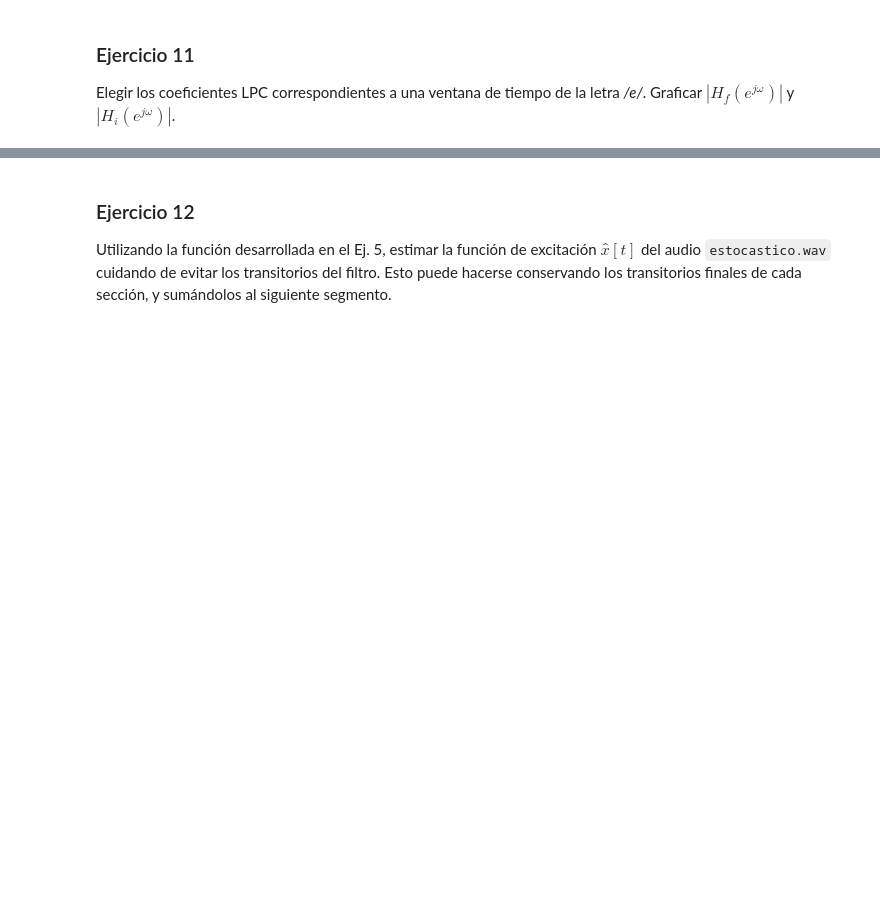
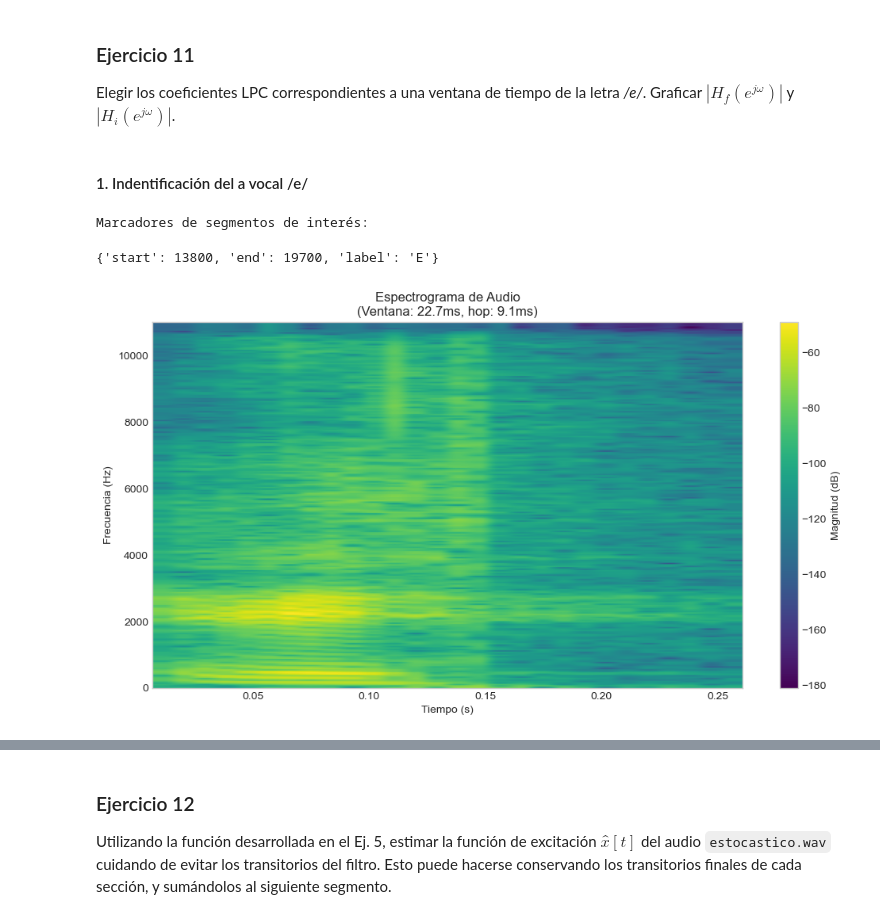
Before and after one commit to MLsound/Linear-Predictive-Coding, a Jupyter notebook: resolucion.ipynb, the cells around one changed output, grey strips where cells are left out. Saved outputs shown, nothing was run; the diff lists cells and outputs as text; code cells hidden in the pictures; blank space fills up the shorter version.

```diff
--- a/resolucion.ipynb
+++ b/resolucion.ipynb
@@ -457,4 +469,33 @@ Cálculo LPC terminado:
 # %% [markdown]
 ### Ejercicio 10
 Utilizando `specgram` (matplotlib) graficar un espectrograma del audio `estocastico.wav`, configurando sus parámetros según lo discutido previamente.
+# %%
+def show_spectrogram(signal, fs, window_len, hop):
+    """
+    Muestra el espectrograma de la señal con los parámetros dados.
+
+    Args:
+        signal (np.ndarray): La señal de audio.
+        fs (int): La frecuencia de muestreo.
+        window_len (int): La longitud de la ventana (en muestras).
+        hop (int): El desplazamiento entre ventanas (en muestras).
+    """
+    hamming_win = np.hamming(window_len) # Ventana de Hamming
+    noverlap = window_len - hop # Número de muestras solapadas (Longitud - hop)
+
+    plt.figure(figsize=(12, 6))
+    plt.specgram(signal, # Señal de habla original
+                NFFT=window_len,
+                Fs=fs,
+                noverlap=noverlap,
+                window=hamming_win,
+                cmap='viridis')
+
+    plt.title(f'Espectrograma de Audio\n(Ventana: {window_len/fs*1000:.1f}ms, hop: {hop/fs*1000:.1f}ms)')
+    plt.xlabel('Tiempo (s)')
+    plt.ylabel('Frecuencia (Hz)')
+    plt.colorbar(label='Magnitud (dB)')
+    plt.ylim(0, fs/2) # hasta la frecuencia de Nyquist
+    plt.grid(False)
+    plt.show()
 # %%
@@ -480,3 +505,18 @@ plt.show()
 # %% [markdown]
 ### Ejercicio 11
 Elegir los coeficientes LPC correspondientes a una ventana de tiempo de la letra _/e/_. Graficar $|H_f(e^{jω})|$ y $|H_i(e^{jω})|$.
+# %% [markdown]
+#### 1. Indentificación del a vocal /e/
+# %%
+print("Marcadores de segmentos de interés:")
+markers[0]
+# %% [output]
+Marcadores de segmentos de interés:
+{'start': 13800, 'end': 19700, 'label': 'E'}
+# %%
+frame_start = markers[0]['start']
+frame_end = markers[0]['end']
+# %%
+show_spectrogram(x[frame_start:frame_end], fs, window_len, hop)
+# %% [output]
+[figure, added]
```
Also changed, not shown: parts of 13 cells of this notebook.
